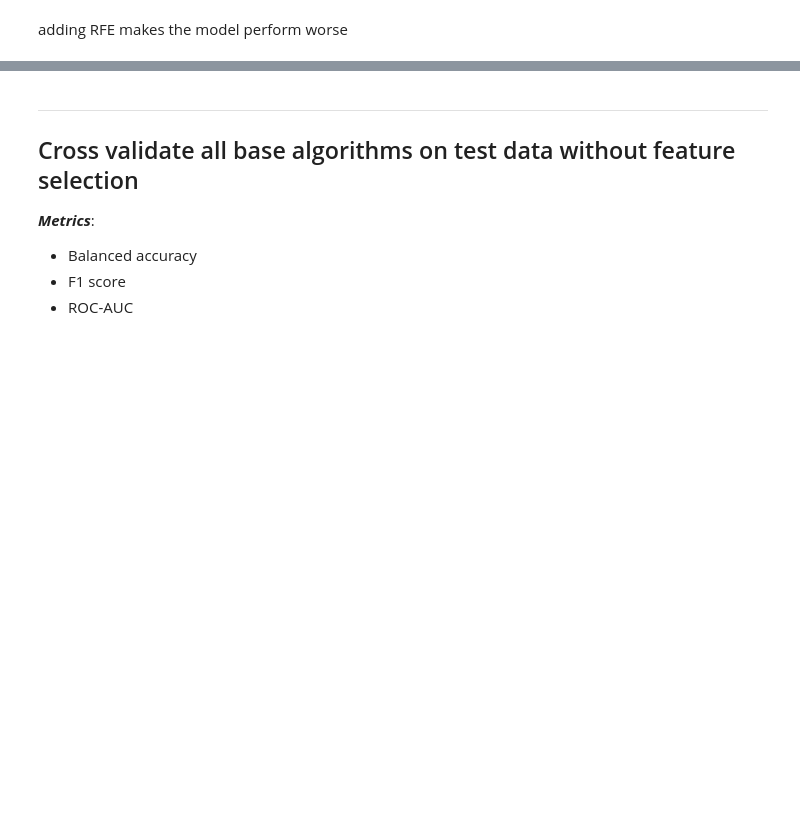
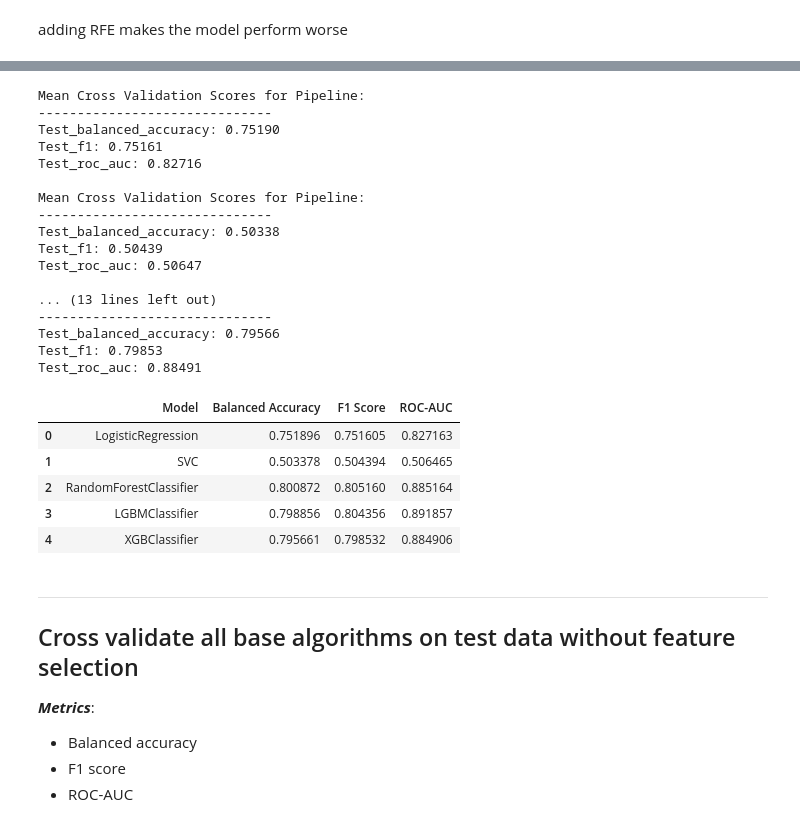
Before and after one commit to mailliwJ/spaceTitanic, a Jupyter notebook: notebooks/episode_III.ipynb, the cells around one changed output, grey strips where cells are left out. Drawn from its saved outputs; the diff is of its cells as text; code cells hidden in the pictures; blank space fills up the shorter version.

Commit message:
feature selection trials ntbk3

```diff
--- a/notebooks/episode_III.ipynb
+++ b/notebooks/episode_III.ipynb
@@ -313,6 +313,7 @@ manipulator = ColumnTransformer(force_int_remainder_cols=False,
                 remainder = 'passthrough')
 
 feature_selection = RFE(estimator=RandomForestClassifier(random_state=42, n_estimators=100), n_features_to_select=8)
+feature_select_percentile = SelectPercentile(mutual_info_classif, percentile=50)
 
 pipe = Pipeline([
     ('process', preprocess),
@@ -386,7 +394,7 @@ for name, alg in base_algs.items():
 
         pipelines[name] = pipe
 
-        results = mlt.cv_evaluate(pipe, X_train, y_train, scoring=['balanced_accuracy','f1','roc_auc'], print_scores=True)
+        results = mlt.cv_evaluate(pipe, X_train, y_train, scoring=['balanced_accuracy','f1','roc_auc'], print_scores=False)
 
         models.append(alg.__class__.__name__)
         balanced_accs.append(results['test_balanced_accuracy'])
@@ -428,3 +423,60 @@ Test_roc_auc: 0.84395
+# %%
+models_sel_percentile = []
+balanced_accs_sel_percentile = []
+f1_scores_sel_percentile = []
+roc_auc_scores_sel_percentile = []
+pipelines_sel_percentile = {}
+
+for name, alg in base_algs.items():
+    if name != 'catb':
+        pipe = Pipeline([
+            ('process', preprocess),
+            ('mainpulate', manipulator),
+            ('select features', feature_select_percentile),
+            ('clf', alg)
+        ])
+
+        pipelines_sel_percentile[name] = pipe
+
+        results = mlt.cv_evaluate(pipe, X_train, y_train, scoring=['balanced_accuracy','f1','roc_auc'], print_scores=False)
+
+        models_sel_percentile.append(alg.__class__.__name__)
+        balanced_accs_sel_percentile.append(results['test_balanced_accuracy'])
+        f1_scores_sel_percentile.append(results['test_f1'])
+        roc_auc_scores_sel_percentile.append(results['test_roc_auc'])
+
+cross_val_df_sel_percentile = pd.DataFrame({
+    'Model': models_sel_percentile,
+    'Balanced Accuracy': balanced_accs_sel_percentile,
+    'F1 Score': f1_scores_sel_percentile,
+    'ROC-AUC': roc_auc_scores_sel_percentile
+})
+
+cross_val_df_sel_percentile
+# %% [output]
+Mean Cross Validation Scores for Pipeline:
+------------------------------
+Test_balanced_accuracy: 0.75190
+Test_f1: 0.75161
+Test_roc_auc: 0.82716
+
+Mean Cross Validation Scores for Pipeline:
+------------------------------
+Test_balanced_accuracy: 0.50338
+Test_f1: 0.50439
+Test_roc_auc: 0.50647
+
+... (13 lines left out)
+------------------------------
+Test_balanced_accuracy: 0.79566
+Test_f1: 0.79853
+Test_roc_auc: 0.88491
+|  | Model | Balanced Accuracy | F1 Score | ROC-AUC |
+| 0 | LogisticRegression | 0.751896 | 0.751605 | 0.827163 |
+| 1 | SVC | 0.503378 | 0.504394 | 0.506465 |
+| 2 | RandomForestClassifier | 0.800872 | 0.805160 | 0.885164 |
+| 3 | LGBMClassifier | 0.798856 | 0.804356 | 0.891857 |
+| 4 | XGBClassifier | 0.795661 | 0.798532 | 0.884906 |
 # %% [markdown]
 ---
 ## Cross validate all base algorithms on test data without feature selection
```
Also changed, not shown: parts of 11 cells of this notebook.
